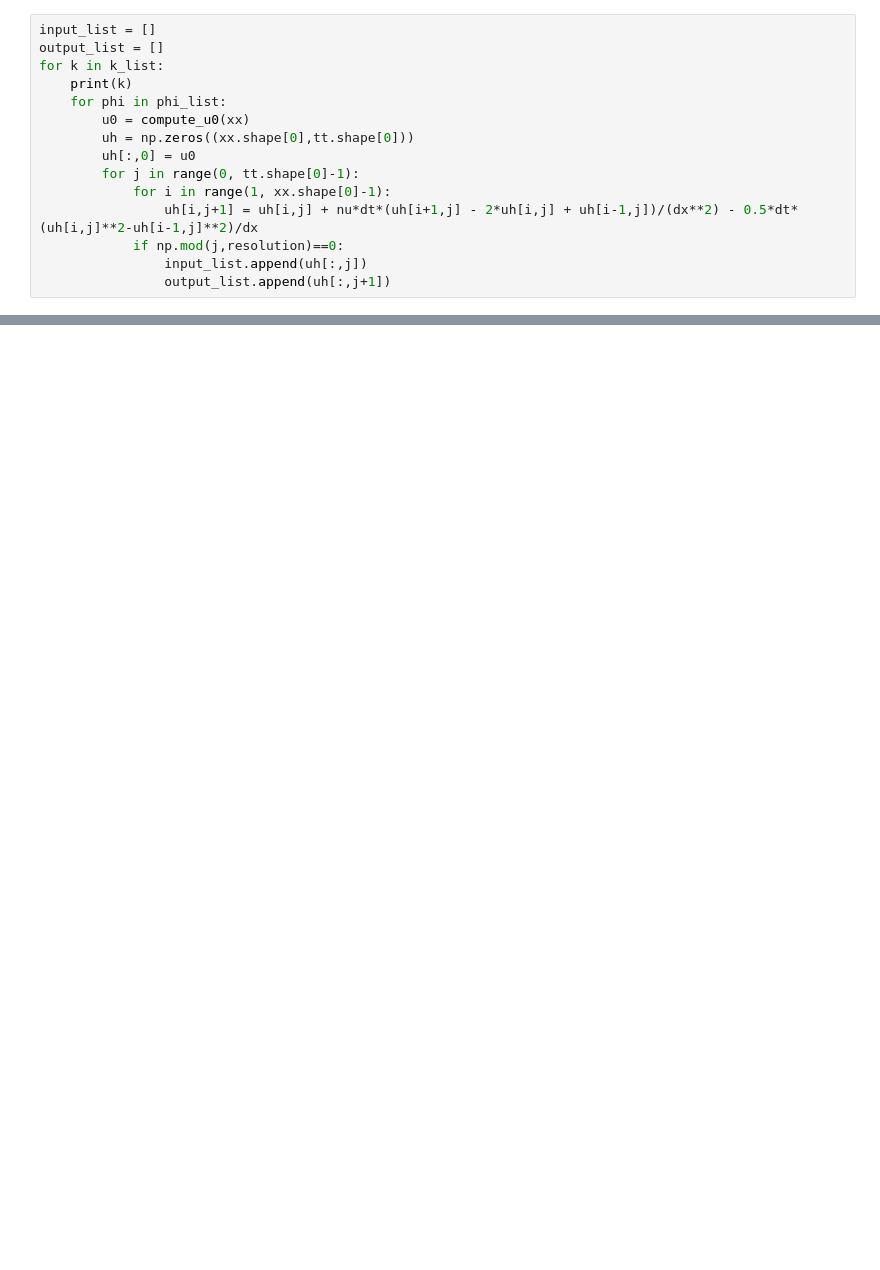
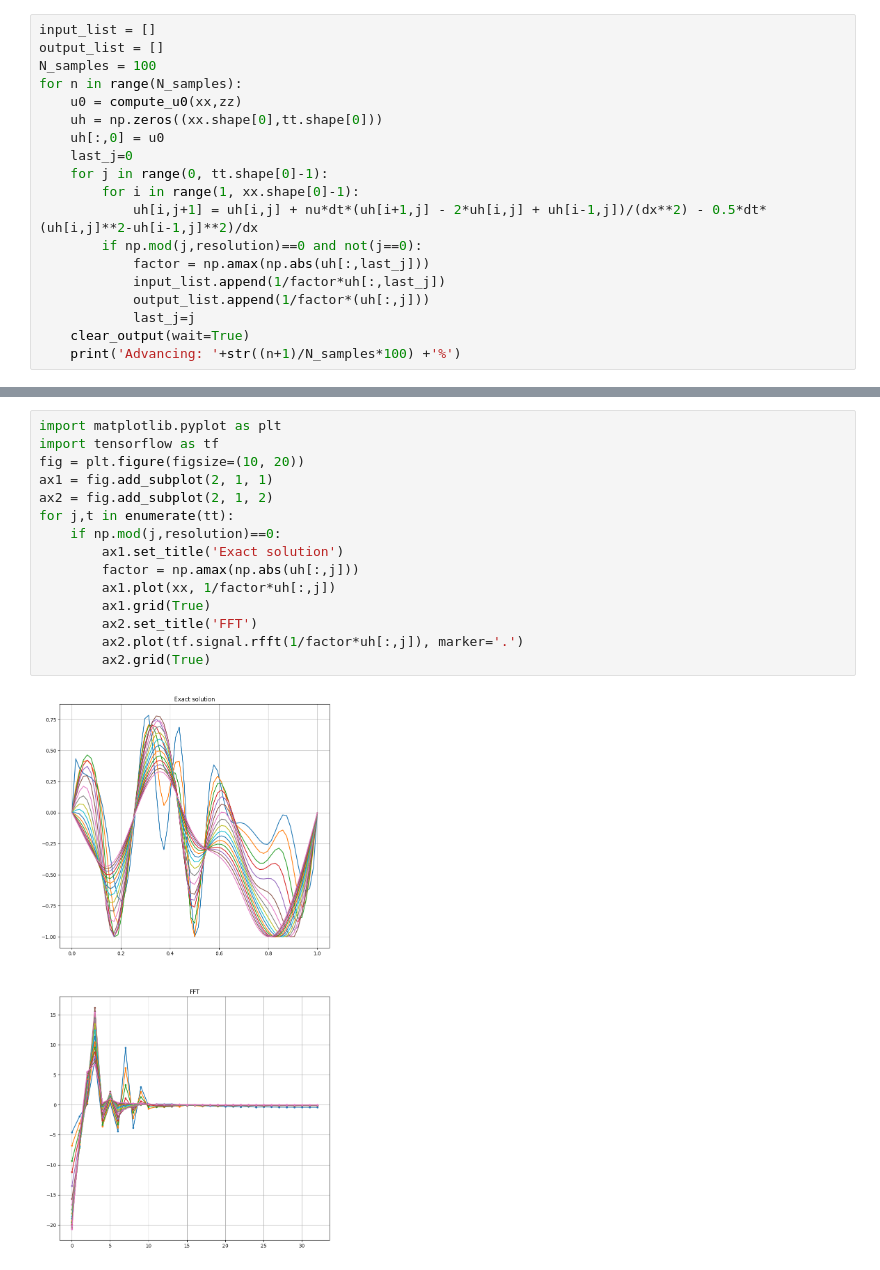
Before and after one commit to Adrianominora/Prevision, a Jupyter notebook: scripts/Burgers_solution_time.ipynb, the cells around one changed output, grey strips where cells are left out. Saved outputs shown, nothing was run; the diff lists cells and outputs as text; blank space fills up the shorter version.

```diff
--- a/scripts/Burgers_solution_time.ipynb
+++ b/scripts/Burgers_solution_time.ipynb
@@ -34,16 +26,20 @@ CFL condition: 0.625
 # %%
 input_list = []
 output_list = []
-for k in k_list:
-    print(k)
-    for phi in phi_list:
-        u0 = compute_u0(xx)
-        uh = np.zeros((xx.shape[0],tt.shape[0]))
-        uh[:,0] = u0
-        for j in range(0, tt.shape[0]-1):
-            for i in range(1, xx.shape[0]-1):
-                uh[i,j+1] = uh[i,j] + nu*dt*(uh[i+1,j] - 2*uh[i,j] + uh[i-1,j])/(dx**2) - 0.5*dt*(uh[i,j]**2-uh[i-1,j]**2)/dx
-            if np.mod(j,resolution)==0:
-                input_list.append(uh[:,j])
-                output_list.append(uh[:,j+1])
+N_samples = 100
+for n in range(N_samples):
+    u0 = compute_u0(xx,zz)
+    uh = np.zeros((xx.shape[0],tt.shape[0]))
+    uh[:,0] = u0
+    last_j=0
+    for j in range(0, tt.shape[0]-1):
+        for i in range(1, xx.shape[0]-1):
+            uh[i,j+1] = uh[i,j] + nu*dt*(uh[i+1,j] - 2*uh[i,j] + uh[i-1,j])/(dx**2) - 0.5*dt*(uh[i,j]**2-uh[i-1,j]**2)/dx
+        if np.mod(j,resolution)==0 and not(j==0):
+            factor = np.amax(np.abs(uh[:,last_j]))
+            input_list.append(1/factor*uh[:,last_j])
+            output_list.append(1/factor*(uh[:,j]))
+            last_j=j
+    clear_output(wait=True)
+    print('Advancing: '+str((n+1)/N_samples*100) +'%')
 # %% [output]
@@ -72,0 +88,17 @@ if save_flag:
+# %%
+import matplotlib.pyplot as plt
+import tensorflow as tf
+fig = plt.figure(figsize=(10, 20))
+ax1 = fig.add_subplot(2, 1, 1)
+ax2 = fig.add_subplot(2, 1, 2)
+for j,t in enumerate(tt):
+    if np.mod(j,resolution)==0:
+        ax1.set_title('Exact solution')
+        factor = np.amax(np.abs(uh[:,j]))
+        ax1.plot(xx, 1/factor*uh[:,j])
+        ax1.grid(True)
+        ax2.set_title('FFT')
+        ax2.plot(tf.signal.rfft(1/factor*uh[:,j]), marker='.')
+        ax2.grid(True)
+# %% [output]
+[figure, added]
```
Also changed, not shown: parts of 8 cells of this notebook, 13 other files.
